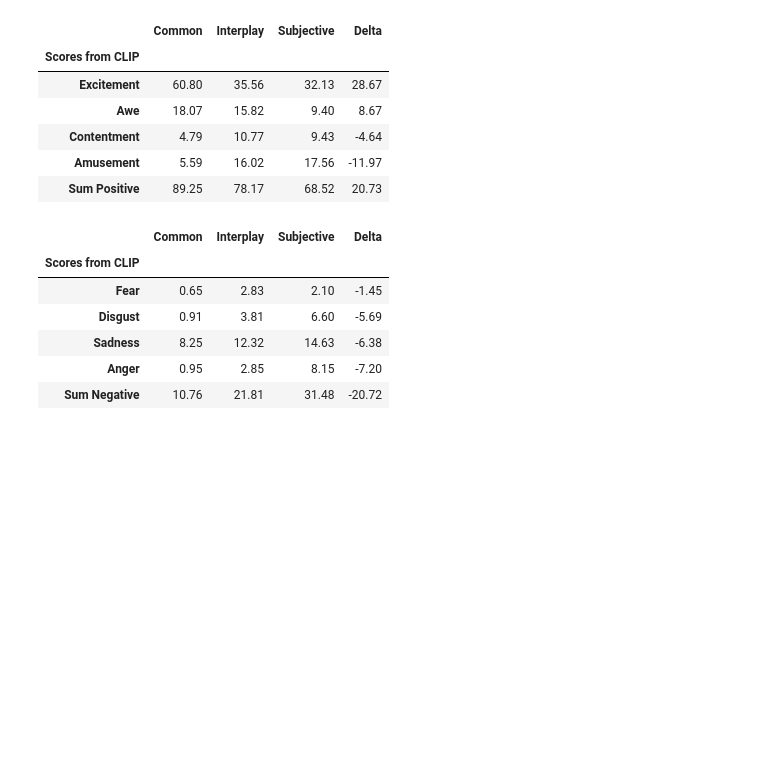
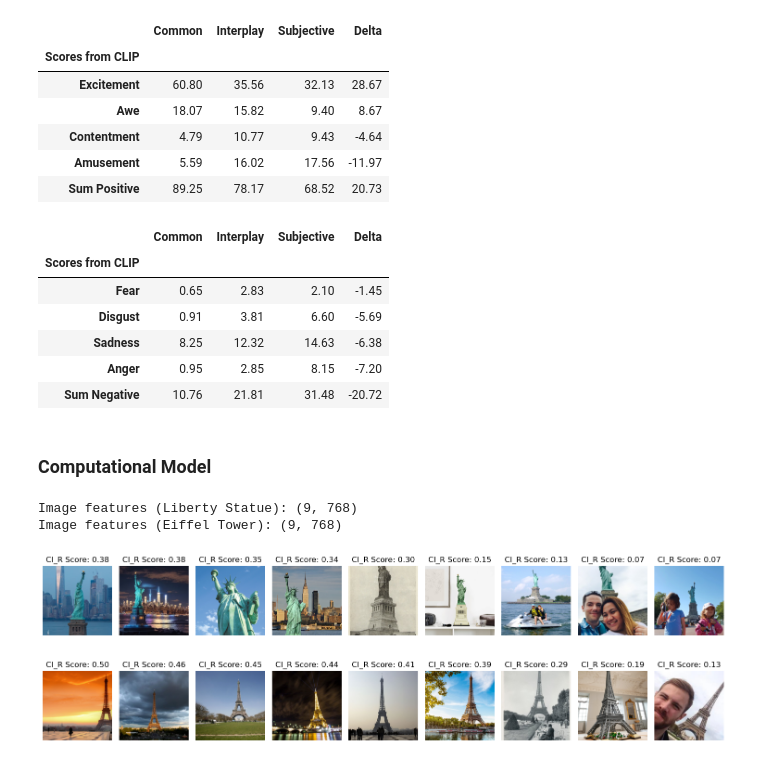
Before and after one commit to fiabdu/Commonly-Interesting-Images, a Jupyter notebook: Playground.ipynb, the cells around one changed output. Saved outputs shown, nothing was run; the diff lists cells and outputs as text; code cells hidden in the pictures; blank space fills up the shorter version.

Commit message:
modified Playground.ipynb and added model CI_R_model.pkl

```diff
--- a/Playground.ipynb
+++ b/Playground.ipynb
@@ -148,0 +159,67 @@ display(df_connotative_features_negative)
+# %% [markdown]
+### Computational Model
+# %%
+# Load CLIP the model
+device = "cuda" if torch.cuda.is_available() else "cpu"
+model, preprocess = clip.load("ViT-L/14@336px", device=device)
+
+# Load the CI_R model
+model_ci_r = pickle.load(open('CI_R_model.pkl', 'rb'))
+# %%
+img_path_libertyStatue = [os.path.join('./sampleImages/libertyStatue/', img_path) for img_path in os.listdir('./sampleImages/libertyStatue/')]
+img_path_eiffelTower = [os.path.join('./sampleImages/eiffelTower/', img_path) for img_path in os.listdir('./sampleImages/eiffelTower/')]
+# %%
+# Extract features from the images
+image_features_libertyStatue = []
+image_features_eiffelTower = []
+for i in range(len(img_path_libertyStatue)):
+    image_libertyStatue = preprocess(Image.open(img_path_libertyStatue[i])).unsqueeze(0).to('cuda')
+    image_eiffelTower = preprocess(Image.open(img_path_eiffelTower[i])).unsqueeze(0).to('cuda')
+    with torch.no_grad():
+        image_features_libertyStatue.append(model.encode_image(image_libertyStatue))
+        image_features_eiffelTower.append(model.encode_image(image_eiffelTower))
+
+image_features_libertyStatue = [image_feature.cpu().detach().numpy() for image_feature in image_features_libertyStatue]
+image_features_libertyStatue = np.array(image_features_libertyStatue).reshape(len(image_features_libertyStatue), -1)
+
+image_features_eiffelTower = [image_feature.cpu().detach().numpy() for image_feature in image_features_eiffelTower]
+image_features_eiffelTower = np.array(image_features_eiffelTower).reshape(len(image_features_eiffelTower), -1)
+
+# Print the shape of the extracted features
+print(f'Image features (Liberty Statue): {image_features_libertyStatue.shape}')
+print(f'Image features (Eiffel Tower): {image_features_eiffelTower.shape}')
+# %% [output]
+Image features (Liberty Statue): (9, 768)
+Image features (Eiffel Tower): (9, 768)
+# %%
+# Predict the CI score
+ci_score_libertyStatue = model_ci_r.predict(image_features_libertyStatue)
+ci_score_eiffelTower = model_ci_r.predict(image_features_eiffelTower)
+
+# Create a dataframe with the image paths and their CI scores
+df_ci_score_libertyStatue = pd.DataFrame({'img_path': img_path_libertyStatue, 'ci_score': ci_score_libertyStatue})
+df_ci_score_libertyStatue.sort_values(by='ci_score', ascending=False, inplace=True)
+df_ci_score_eiffelTower = pd.DataFrame({'img_path': img_path_eiffelTower, 'ci_score': ci_score_eiffelTower})
+df_ci_score_eiffelTower.sort_values(by='ci_score', ascending=False, inplace=True)
+# %%
+# Display the images with their CI scores (cf. Figure 6)
+fig, ax = plt.subplots(1, df_ci_score_libertyStatue.shape[0], figsize=(15, 5))
+for i in range(df_ci_score_libertyStatue.shape[0]):
+    img = Image.open(df_ci_score_libertyStatue['img_path'].iloc[i])
+    ax[i].imshow(center_crop(resize(img)))
+    ax[i].axis('off')
+    ax[i].set_title(f'CI_R Score: {df_ci_score_libertyStatue["ci_score"].iloc[i]:.2f}')
+plt.tight_layout()
+plt.show()
+
+fig, ax = plt.subplots(1, df_ci_score_eiffelTower.shape[0], figsize=(15, 5))
+for i in range(df_ci_score_eiffelTower.shape[0]):
+    img = Image.open(df_ci_score_eiffelTower['img_path'].iloc[i])
+    ax[i].imshow(center_crop(resize(img)))
+    ax[i].axis('off')
+    ax[i].set_title(f'CI_R Score: {df_ci_score_eiffelTower["ci_score"].iloc[i]:.2f}')
+plt.tight_layout()
+plt.show()
+# %% [output]
+[figure, added]
+[figure, added]
```
Also changed, not shown: parts of 6 cells of this notebook, 1 other file.
